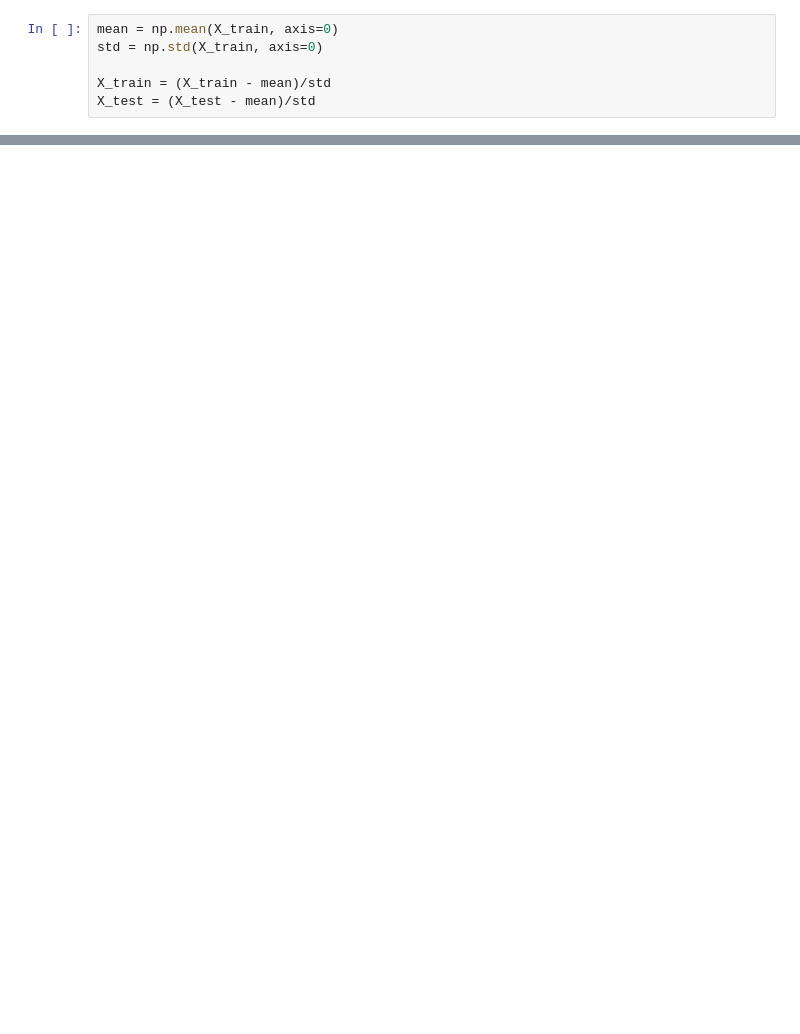
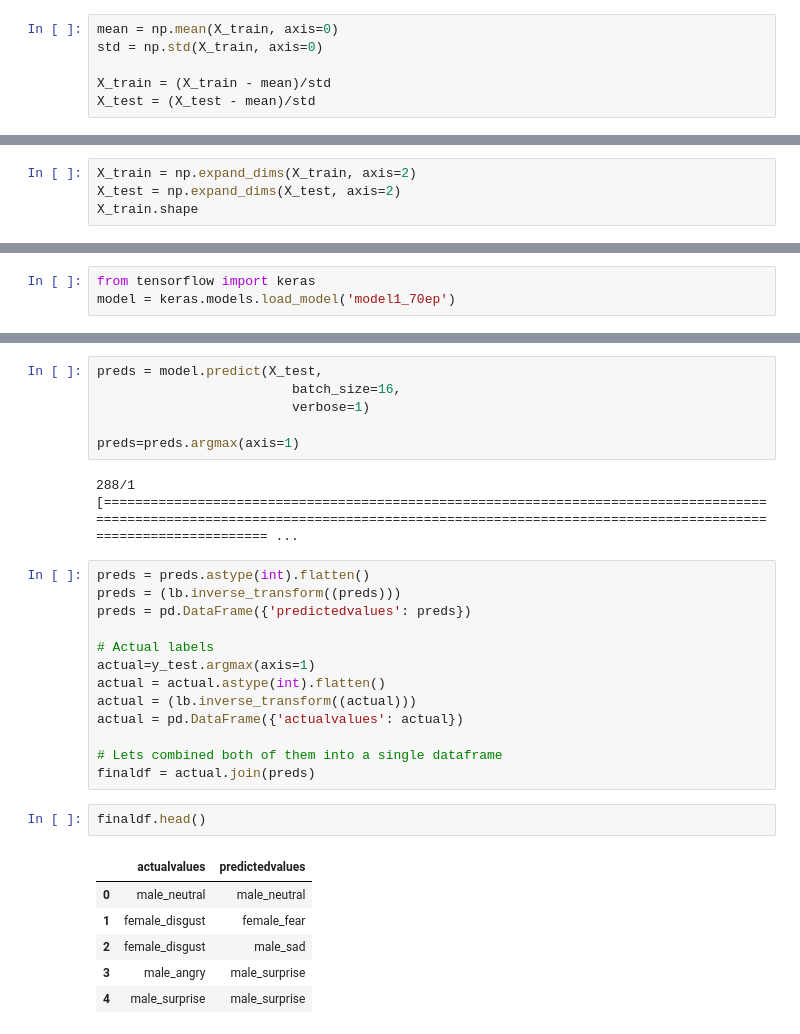
Before and after one commit to fafilia/speech-emotions-recognition, a Jupyter notebook: Speech_Emotions_Recognition.ipynb, the cells around one changed output, grey strips where cells are left out. Cells and saved outputs as stored; diff of their text form; blank space fills up the shorter version.

```diff
--- a/Speech_Emotions_Recognition.ipynb
+++ b/Speech_Emotions_Recognition.ipynb
@@ -389,0 +350,4 @@ NameError: name 'pyaudio' is not defined
+# %%
+X_train = np.expand_dims(X_train, axis=2)
+X_test = np.expand_dims(X_test, axis=2)
+X_train.shape
@@ -389,0 +431,3 @@ NameError: name 'pyaudio' is not defined
+# %%
+from tensorflow import keras
+model = keras.models.load_model('model1_70ep')
@@ -389,0 +478,30 @@ NameError: name 'pyaudio' is not defined
+# %%
+preds = model.predict(X_test,
+                         batch_size=16,
+                         verbose=1)
+
+preds=preds.argmax(axis=1)
+# %% [output]
+288/1 [================================================================================================================================================================================================= ...
+# %%
+preds = preds.astype(int).flatten()
+preds = (lb.inverse_transform((preds)))
+preds = pd.DataFrame({'predictedvalues': preds})
+
+# Actual labels
+actual=y_test.argmax(axis=1)
+actual = actual.astype(int).flatten()
+actual = (lb.inverse_transform((actual)))
+actual = pd.DataFrame({'actualvalues': actual})
+
+# Lets combined both of them into a single dataframe
+finaldf = actual.join(preds)
+# %%
+finaldf.head()
+# %% [output]
+|  | actualvalues | predictedvalues |
+| 0 | male_neutral | male_neutral |
+| 1 | female_disgust | female_fear |
+| 2 | female_disgust | male_sad |
+| 3 | male_angry | male_surprise |
+| 4 | male_surprise | male_surprise |
```
Also changed, not shown: parts of 55 cells of this notebook, 1 other file.
